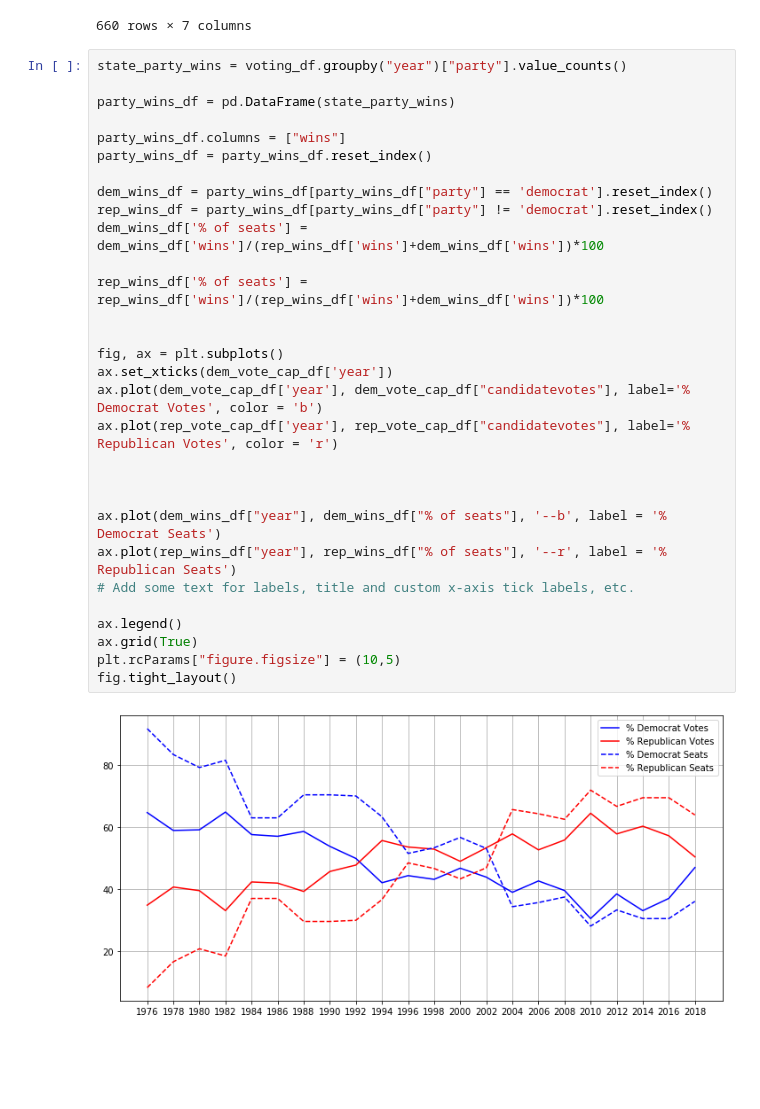
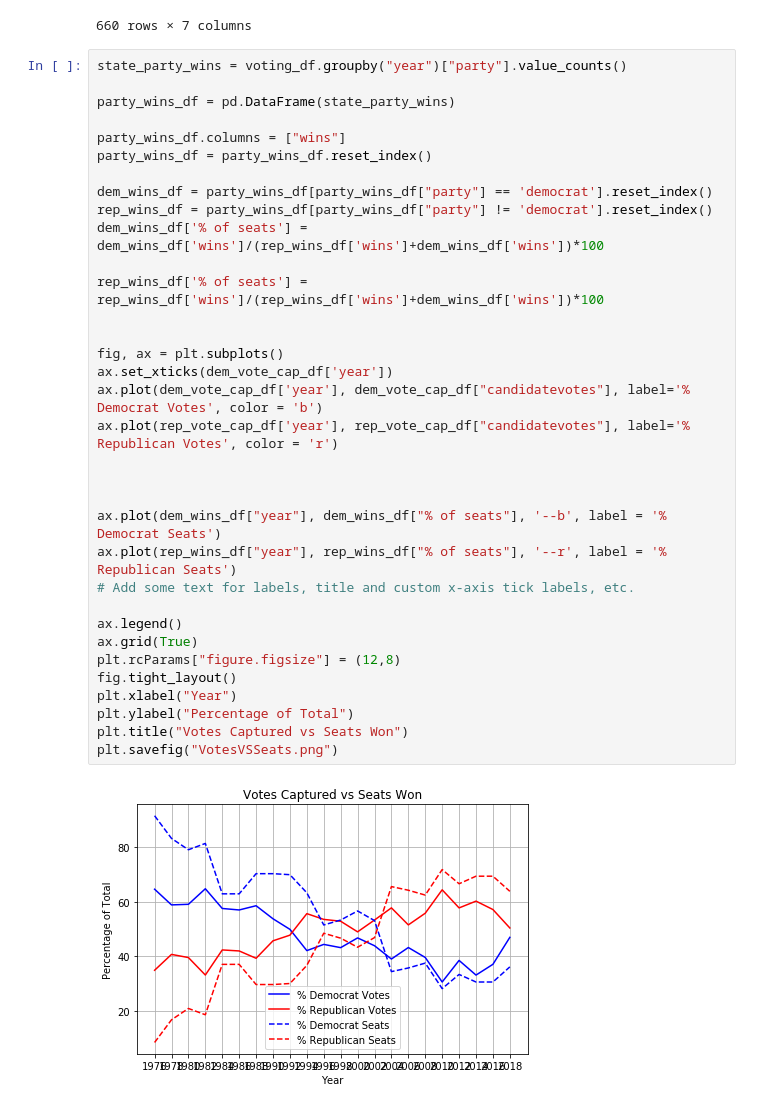
Before and after one commit to snarkers/Group-Project-1, a Jupyter notebook: Voting Data Plots.ipynb, the cells around one changed output. Saved outputs shown, nothing was run; the diff lists cells and outputs as text; blank space fills up the shorter version.

```diff
--- a/Voting Data Plots.ipynb
+++ b/Voting Data Plots.ipynb
@@ -137,32 +115,36 @@ voting_df
 # %%
 state_party_wins = voting_df.groupby("year")["party"].value_counts()
 
 party_wins_df = pd.DataFrame(state_party_wins)
 
 party_wins_df.columns = ["wins"]
 party_wins_df = party_wins_df.reset_index()
 
 dem_wins_df = party_wins_df[party_wins_df["party"] == 'democrat'].reset_index()
 rep_wins_df = party_wins_df[party_wins_df["party"] != 'democrat'].reset_index()
 dem_wins_df['% of seats'] = dem_wins_df['wins']/(rep_wins_df['wins']+dem_wins_df['wins'])*100
 
 rep_wins_df['% of seats'] = rep_wins_df['wins']/(rep_wins_df['wins']+dem_wins_df['wins'])*100
 
 
 fig, ax = plt.subplots()
 ax.set_xticks(dem_vote_cap_df['year'])
 ax.plot(dem_vote_cap_df['year'], dem_vote_cap_df["candidatevotes"], label='% Democrat Votes', color = 'b')
 ax.plot(rep_vote_cap_df['year'], rep_vote_cap_df["candidatevotes"], label='% Republican Votes', color = 'r')
 
 
 
 ax.plot(dem_wins_df["year"], dem_wins_df["% of seats"], '--b', label = '% Democrat Seats')
 ax.plot(rep_wins_df["year"], rep_wins_df["% of seats"], '--r', label = '% Republican Seats')
 # Add some text for labels, title and custom x-axis tick labels, etc.
 
 ax.legend()
 ax.grid(True)
-plt.rcParams["figure.figsize"] = (10,5)
+plt.rcParams["figure.figsize"] = (12,8)
 fig.tight_layout()
+plt.xlabel("Year")
+plt.ylabel("Percentage of Total")
+plt.title("Votes Captured vs Seats Won")
+plt.savefig("VotesVSSeats.png")
 # %% [output]
-[figure, old version]
+[figure, new version]
```
Also changed, not shown: parts of 20 cells of this notebook, 1 other file.
